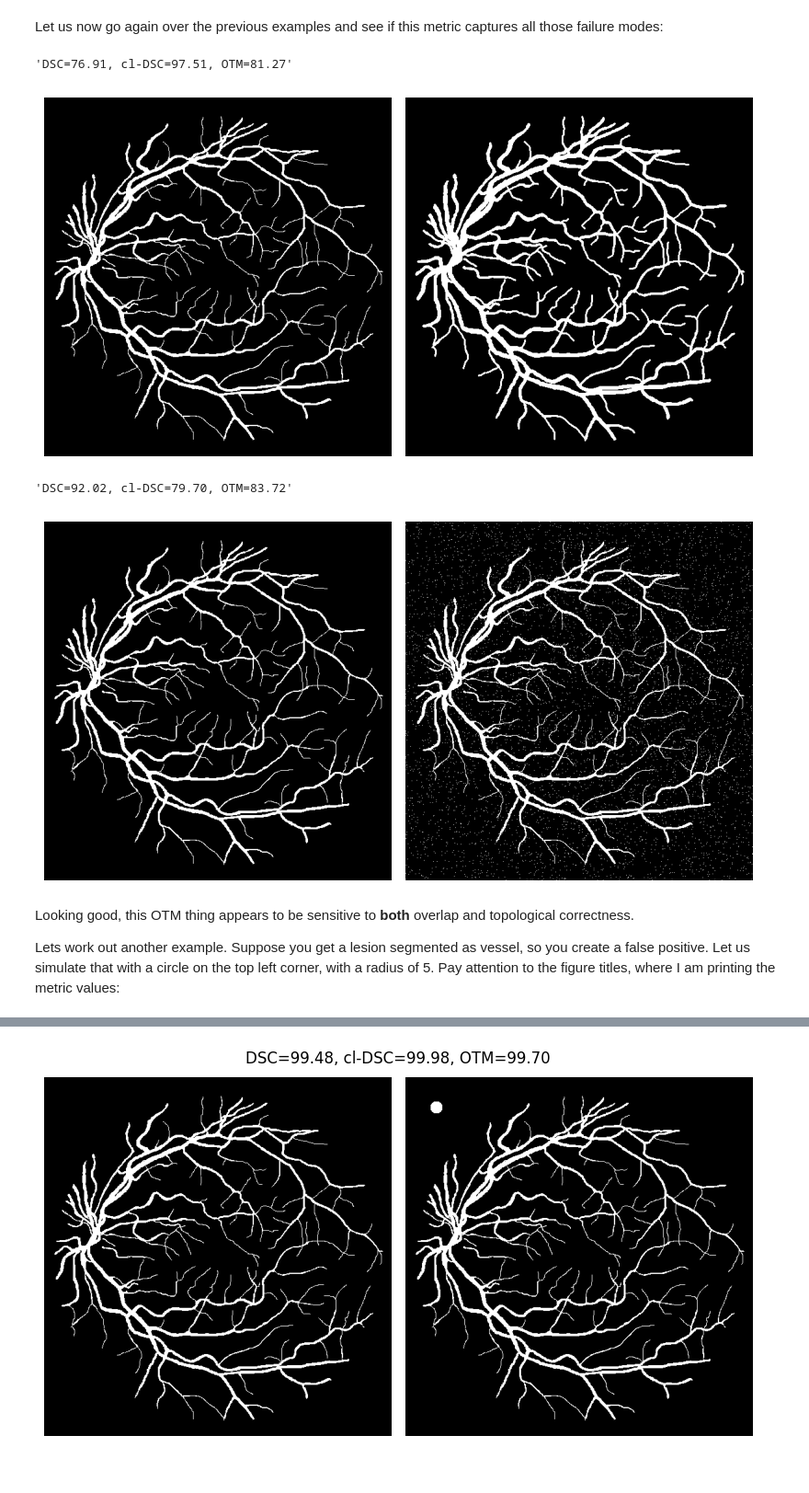
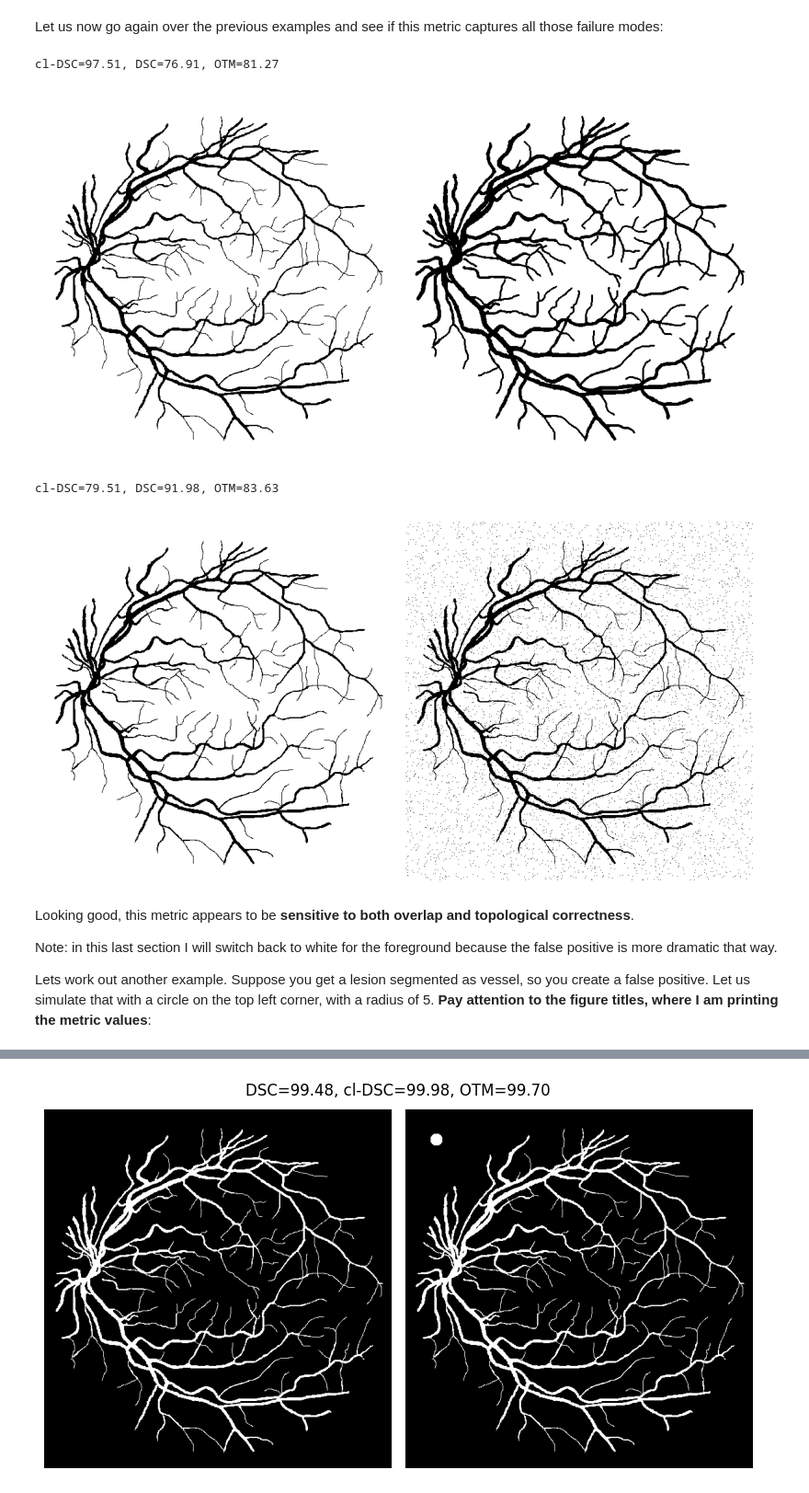
Before and after one commit to agaldran/otm, a Jupyter notebook: motivation.ipynb, the cells around one changed output, grey strips where cells are left out. Shown at 92% size. Drawn from its saved outputs; the diff is of its cells as text; code cells hidden in the pictures.

```diff
--- a/motivation.ipynb
+++ b/motivation.ipynb
@@ -104,14 +101,0 @@ By the way, if we add pepper noise (create FN), we won't see much of a differenc
-# %%
-#pred = random_noise(label, mode='s&p', amount=0.035).astype(bool)
-pred = random_noise(label, mode='pepper', amount=0.05).astype(bool)
-
-f, a = plt.subplots(ncols=2, figsize=(8,8))
-a[0].imshow(label, cmap='gray')
-a[1].imshow(pred, cmap='gray')
-for ax in a.flatten(): ax.axis('off')
-plt.tight_layout()
-
-# if we add noise we lose 20% of cldsc but only 10% of cl-DSC
-dsc_score = fast_bin_dice(label, pred)
-cldice = clDice(pred, label)
-'DSC={:.2f}, cl-DSC={:.2f}'.format(100*dsc_score,100*cldice)
@@ -171,8 +152,8 @@ Let us now go again over the previous examples and see if this metric captures a
 pred=dilation(label)
 
 f, a = plt.subplots(ncols=2, figsize=(8,8))
-a[0].imshow(label, cmap='gray')
-a[1].imshow(pred, cmap='gray')
+a[0].imshow(1-label, cmap='gray')
+a[1].imshow(1-pred, cmap='gray')
 for ax in a.flatten(): ax.axis('off')
 plt.tight_layout()
 
@@ -180,32 +161,34 @@ plt.tight_layout()
 dsc_score = fast_bin_dice(label, pred)
 cldice = clDice(pred, label)
 otm = ordered_topology_metric(label, pred)
-'DSC={:.2f}, cl-DSC={:.2f}, OTM={:.2f}'.format(100*dsc_score,100*cldice,100*otm)
+print('cl-DSC={:.2f}, DSC={:.2f}, OTM={:.2f}'.format(100*cldice, 100*dsc_score, 100*otm))
 # %% [output]
-'DSC=76.91, cl-DSC=97.51, OTM=81.27'
+cl-DSC=97.51, DSC=76.91, OTM=81.27
-[figure, old version]
+[figure, new version]
 # %%
 #pred = random_noise(label, mode='s&p', amount=0.035).astype(bool)
 pred = random_noise(label, mode='salt', amount=0.017).astype(bool)
 
 f, a = plt.subplots(ncols=2, figsize=(8,8))
-a[0].imshow(label, cmap='gray')
-a[1].imshow(pred, cmap='gray')
+a[0].imshow(1-label, cmap='gray')
+a[1].imshow(1-pred, cmap='gray')
 for ax in a.flatten(): ax.axis('off')
 plt.tight_layout()
 
 # if we add noise we lose 20% of cldsc but only 10% of cl-DSC
 dsc_score = fast_bin_dice(label, pred)
 cldice = clDice(pred, label)
 otm = ordered_topology_metric(label, pred)
-'DSC={:.2f}, cl-DSC={:.2f}, OTM={:.2f}'.format(100*dsc_score,100*cldice,100*otm)
+print('cl-DSC={:.2f}, DSC={:.2f}, OTM={:.2f}'.format(100*cldice, 100*dsc_score, 100*otm))
 # %% [output]
-'DSC=92.02, cl-DSC=79.70, OTM=83.72'
+cl-DSC=79.51, DSC=91.98, OTM=83.63
-[figure, old version]
+[figure, new version]
 # %% [markdown]
-Looking good, this OTM thing appears to be sensitive to **both** overlap and topological correctness.
+Looking good, this metric appears to be **sensitive to both overlap and topological correctness**.
 
-Lets work out another example. Suppose you get a lesion segmented as vessel, so you create a false positive. Let us simulate that with a circle on the top left corner, with a radius of 5. Pay attention to the figure titles, where I am printing the metric values:
+Note: in this last section I will switch back to white for the foreground because the false positive is more dramatic that way.
+
+Lets work out another example. Suppose you get a lesion segmented as vessel, so you create a false positive. Let us simulate that with a circle on the top left corner, with a radius of 5. **Pay attention to the figure titles, where I am printing the metric values**:
 # %%
 from skimage.draw import disk
 
```
Also changed, not shown: parts of 10 cells of this notebook.
